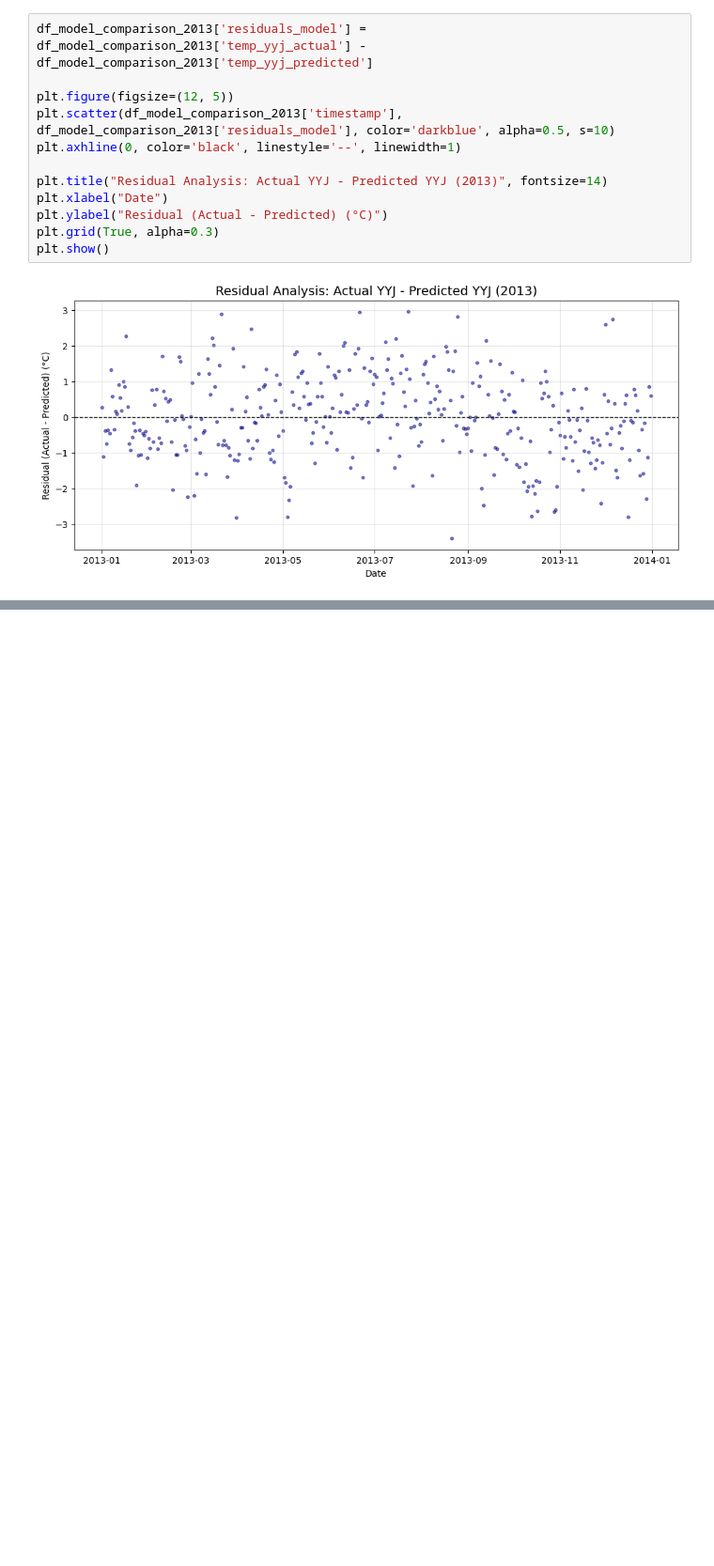
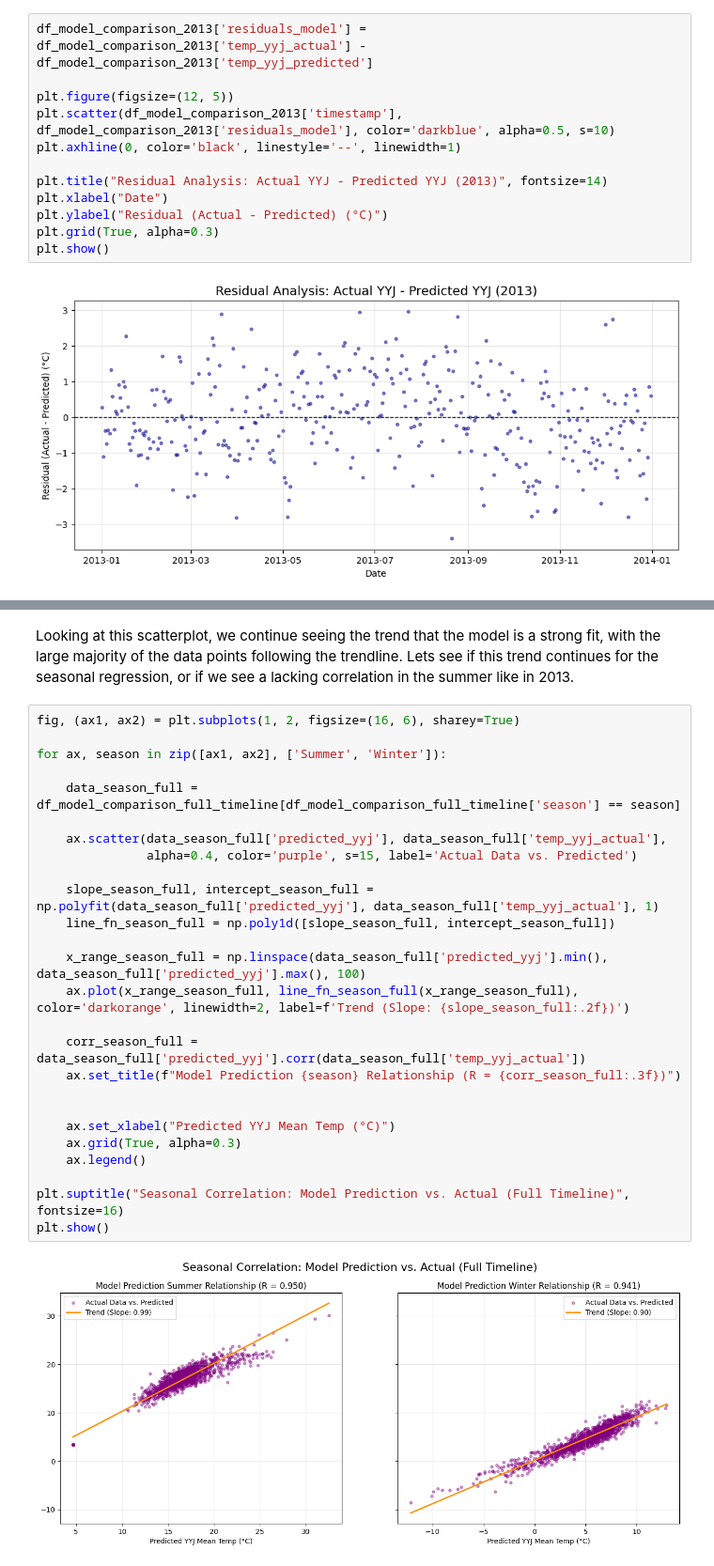
Before and after one commit to MantaHonk/EOS_Weather_Data_Analysis, a Jupyter notebook: Term_Project.ipynb, the cells around one changed output, grey strips where cells are left out. Shown at 94% size. Saved outputs shown, nothing was run; the diff lists cells and outputs as text; blank space fills up the shorter version.

```diff
--- a/Term_Project.ipynb
+++ b/Term_Project.ipynb
@@ -685,0 +722,30 @@ plt.show()
+# %% [markdown]
+Looking at this scatterplot, we continue seeing the trend that the model is a strong fit, with the large majority of the data points following the trendline. Lets see if this trend continues for the seasonal regression, or if we see a lacking correlation in the summer like in 2013.
+# %%
+fig, (ax1, ax2) = plt.subplots(1, 2, figsize=(16, 6), sharey=True)
+
+for ax, season in zip([ax1, ax2], ['Summer', 'Winter']):
+
+    data_season_full = df_model_comparison_full_timeline[df_model_comparison_full_timeline['season'] == season]
+
+    ax.scatter(data_season_full['predicted_yyj'], data_season_full['temp_yyj_actual'],
+               alpha=0.4, color='purple', s=15, label='Actual Data vs. Predicted')
+
+    slope_season_full, intercept_season_full = np.polyfit(data_season_full['predicted_yyj'], data_season_full['temp_yyj_actual'], 1)
+    line_fn_season_full = np.poly1d([slope_season_full, intercept_season_full])
+
+    x_range_season_full = np.linspace(data_season_full['predicted_yyj'].min(), data_season_full['predicted_yyj'].max(), 100)
+    ax.plot(x_range_season_full, line_fn_season_full(x_range_season_full), color='darkorange', linewidth=2, label=f'Trend (Slope: {slope_season_full:.2f})')
+
+    corr_season_full = data_season_full['predicted_yyj'].corr(data_season_full['temp_yyj_actual'])
+    ax.set_title(f"Model Prediction {season} Relationship (R = {corr_season_full:.3f})")
+
+
+    ax.set_xlabel("Predicted YYJ Mean Temp (°C)")
+    ax.grid(True, alpha=0.3)
+    ax.legend()
+
+plt.suptitle("Seasonal Correlation: Model Prediction vs. Actual (Full Timeline)", fontsize=16)
+plt.show()
+# %% [output]
+[figure, added]
```
Also changed, not shown: parts of 14 cells of this notebook.
